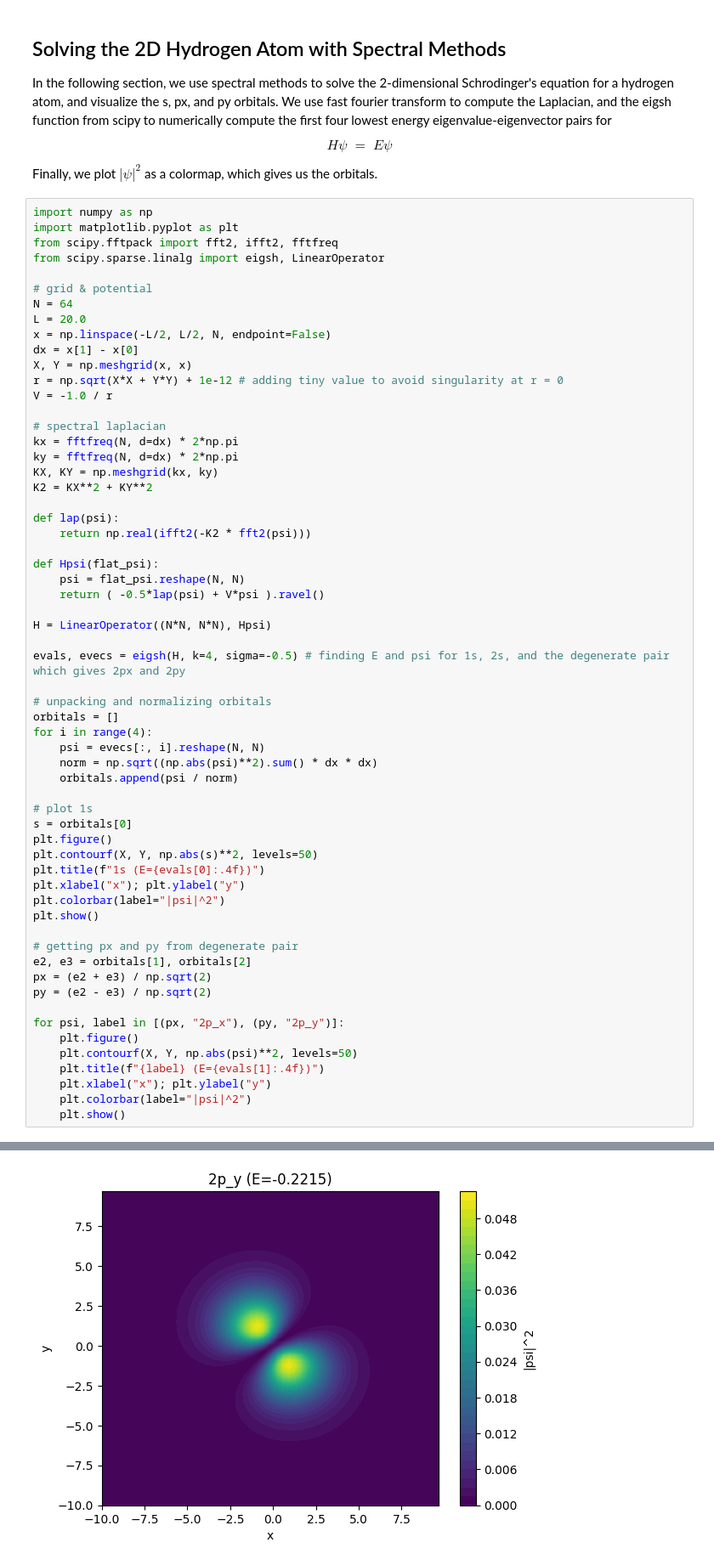
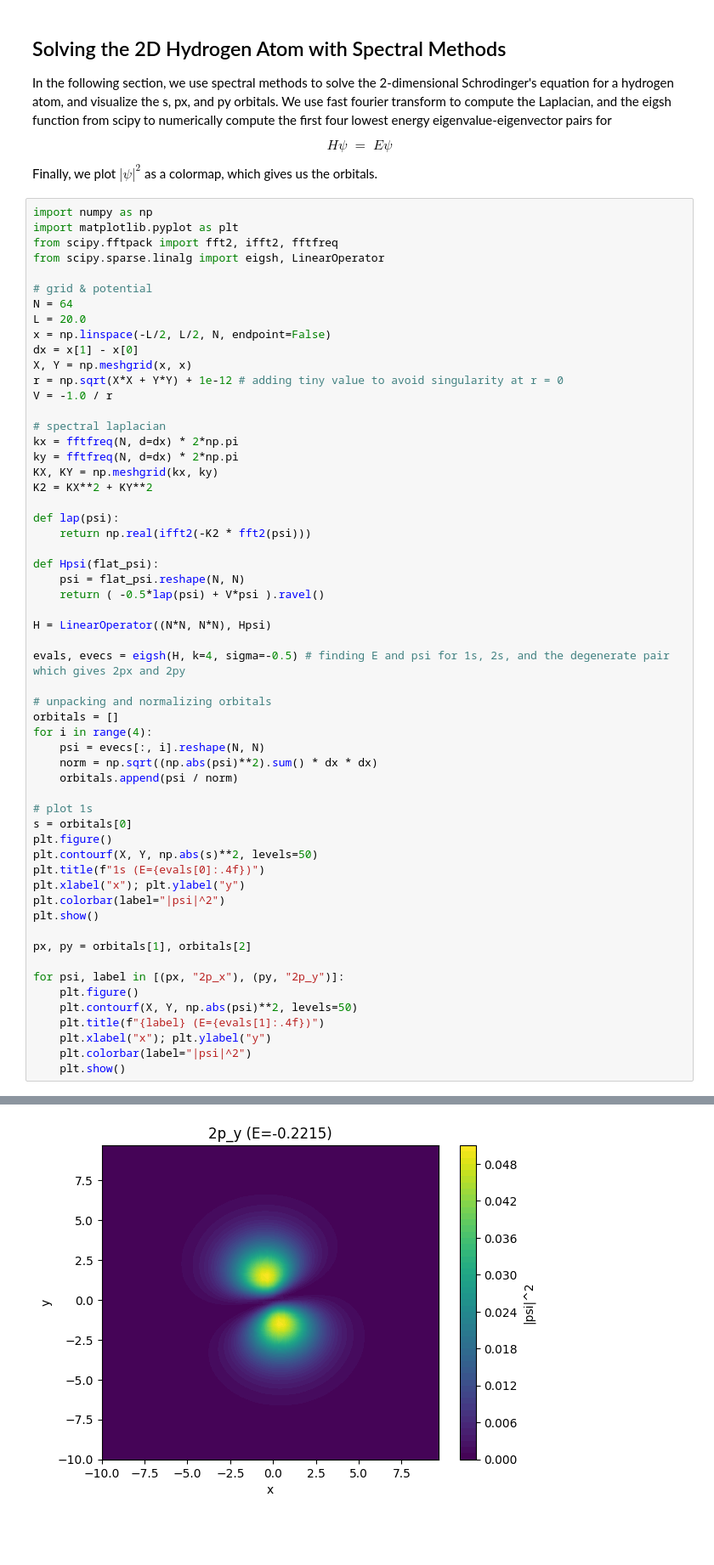
Before and after one commit to rquinn4/p2, a Jupyter notebook: Project2_team.ipynb, the cells around one changed output, grey strips where cells are left out. Shown: that part at 85% size. Cells and saved outputs as stored; diff of their text form; blank space fills up the shorter version.

```diff
--- a/Project2_team.ipynb
+++ b/Project2_team.ipynb
@@ -136,10 +136,7 @@ plt.xlabel("x"); plt.ylabel("y")
 plt.colorbar(label="|psi|^2")
 plt.show()
 
-# getting px and py from degenerate pair
-e2, e3 = orbitals[1], orbitals[2]
-px = (e2 + e3) / np.sqrt(2)
-py = (e2 - e3) / np.sqrt(2)
+px, py = orbitals[1], orbitals[2]
 
 for psi, label in [(px, "2p_x"), (py, "2p_y")]:
     plt.figure()
@@ -154,4 +151,4 @@ for psi, label in [(px, "2p_x"), (py, "2p_y")]:
-[figure, old version]
+[figure, new version]
 # %% [markdown]
 ## Note about 1s orbital
 
```
Also changed, not shown: parts of 1 cell of this notebook.
